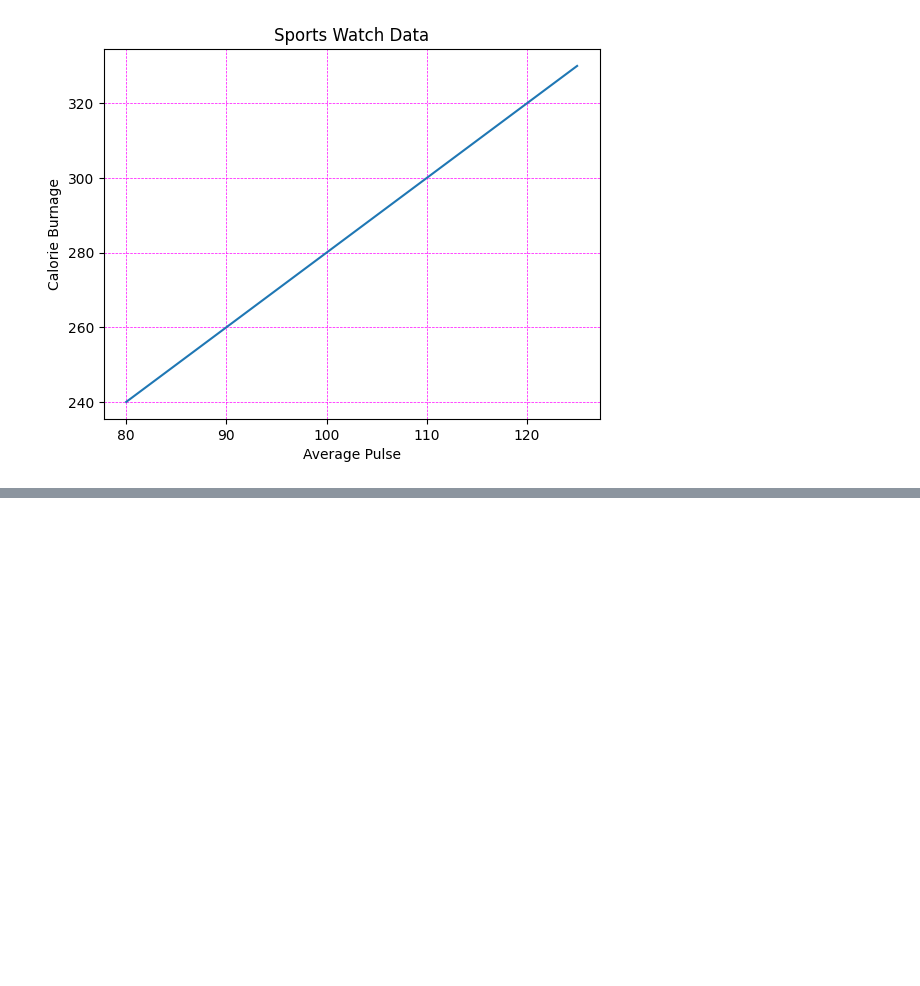
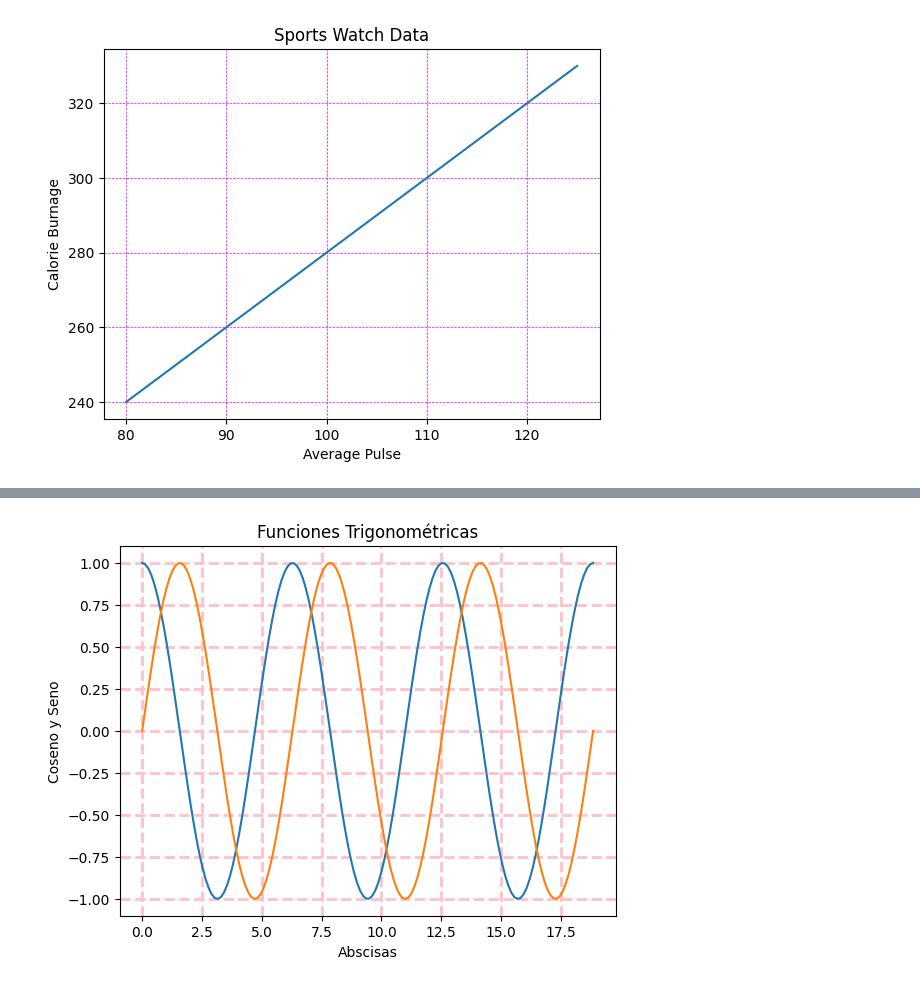
Before and after one commit to matkeii/THC, a Jupyter notebook: Clase_26_octubre.ipynb, the cells around one changed output, grey strips where cells are left out. Saved outputs shown, nothing was run; the diff lists cells and outputs as text; code cells hidden in the pictures; blank space fills up the shorter version.

```diff
--- a/Clase_26_octubre.ipynb
+++ b/Clase_26_octubre.ipynb
@@ -138,0 +140,14 @@ NameError: ignored
+# %%
+x = np.linspace(0,6*np.pi,150)
+coseno = np.cos(x)
+seno = np.sin(x)
+
+plt.plot(x,coseno)
+plt.plot(x,seno)
+plt.xlabel("Abscisas")
+plt.ylabel("Coseno y Seno")
+plt.title("Funciones Trigonométricas")
+plt.grid(color='pink', lw=2, ls='--')
+plt.show()
+# %% [output]
+[figure, added]
```
Also changed, not shown: parts of 1 cell of this notebook.
